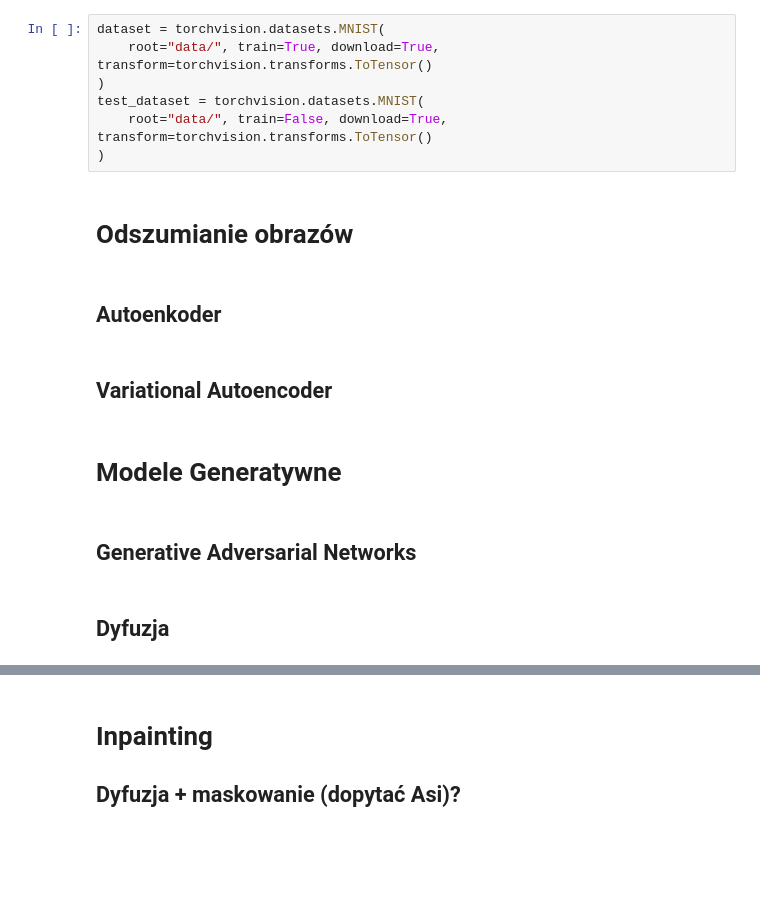
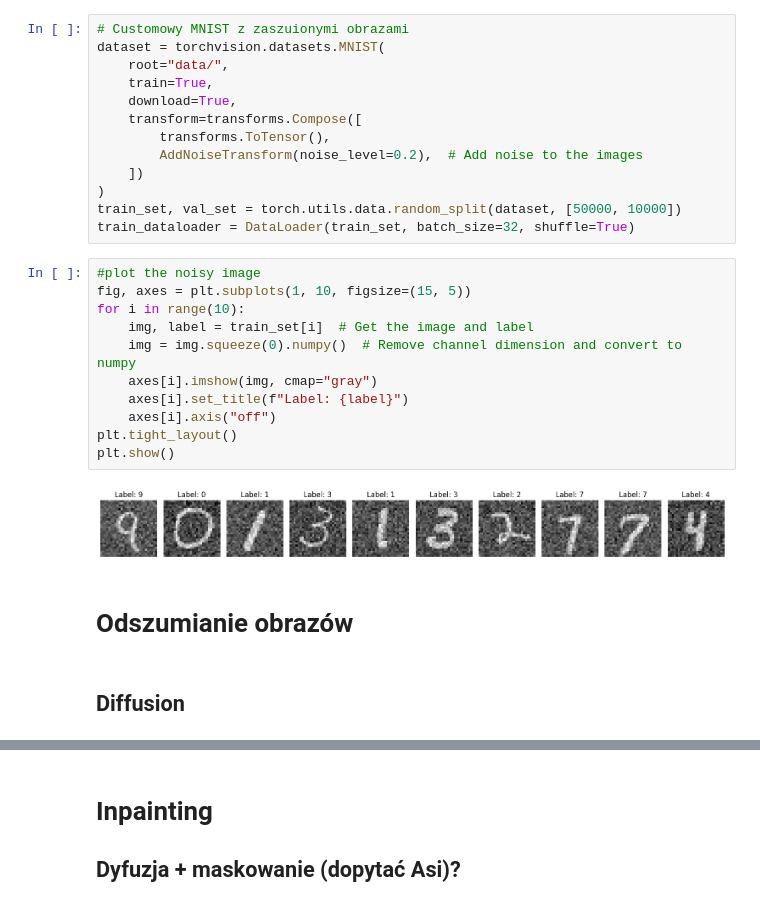
Before and after one commit to JKosciukiewicz/NeuralRendering, a Jupyter notebook: Presentation.ipynb, the cells around one changed output, grey strips where cells are left out. Drawn from its saved outputs; the diff is of its cells as text; blank space fills up the shorter version.

Commit message:
Added diffusion example

```diff
--- a/Presentation.ipynb
+++ b/Presentation.ipynb
@@ -11,19 +24,30 @@ print(f"Using device: {device}")
 # %%
+# Customowy MNIST z zaszuionymi obrazami
 dataset = torchvision.datasets.MNIST(
-    root="data/", train=True, download=True, transform=torchvision.transforms.ToTensor()
+    root="data/",
+    train=True,
+    download=True,
+    transform=transforms.Compose([
+        transforms.ToTensor(),
+        AddNoiseTransform(noise_level=0.2),  # Add noise to the images
+    ])
 )
-test_dataset = torchvision.datasets.MNIST(
-    root="data/", train=False, download=True, transform=torchvision.transforms.ToTensor()
-)
+train_set, val_set = torch.utils.data.random_split(dataset, [50000, 10000])
+train_dataloader = DataLoader(train_set, batch_size=32, shuffle=True)
+# %%
+#plot the noisy image
+fig, axes = plt.subplots(1, 10, figsize=(15, 5))
+for i in range(10):
+    img, label = train_set[i]  # Get the image and label
+    img = img.squeeze(0).numpy()  # Remove channel dimension and convert to numpy
+    axes[i].imshow(img, cmap="gray")
+    axes[i].set_title(f"Label: {label}")
+    axes[i].axis("off")
+plt.tight_layout()
+plt.show()
+# %% [output]
+[figure, added]
 # %% [markdown]
 # Odszumianie obrazów
-# %% [markdown]
-## Autoenkoder
 # %% [markdown]
-## Variational Autoencoder
+## Diffusion
-# %% [markdown]
-# Modele Generatywne
-# %% [markdown]
-## Generative Adversarial Networks
-# %% [markdown]
-## Dyfuzja
```
Also changed, not shown: parts of 8 cells of this notebook, 2 other files.
